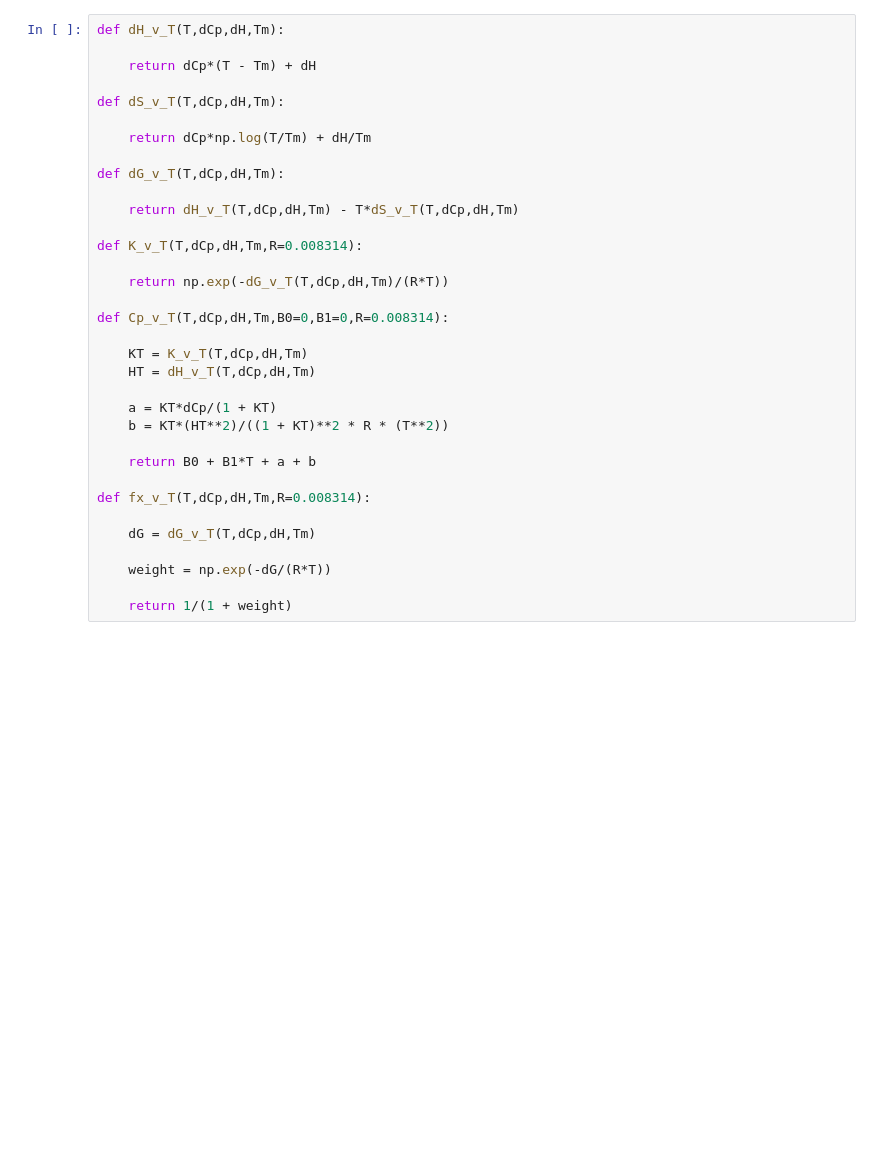
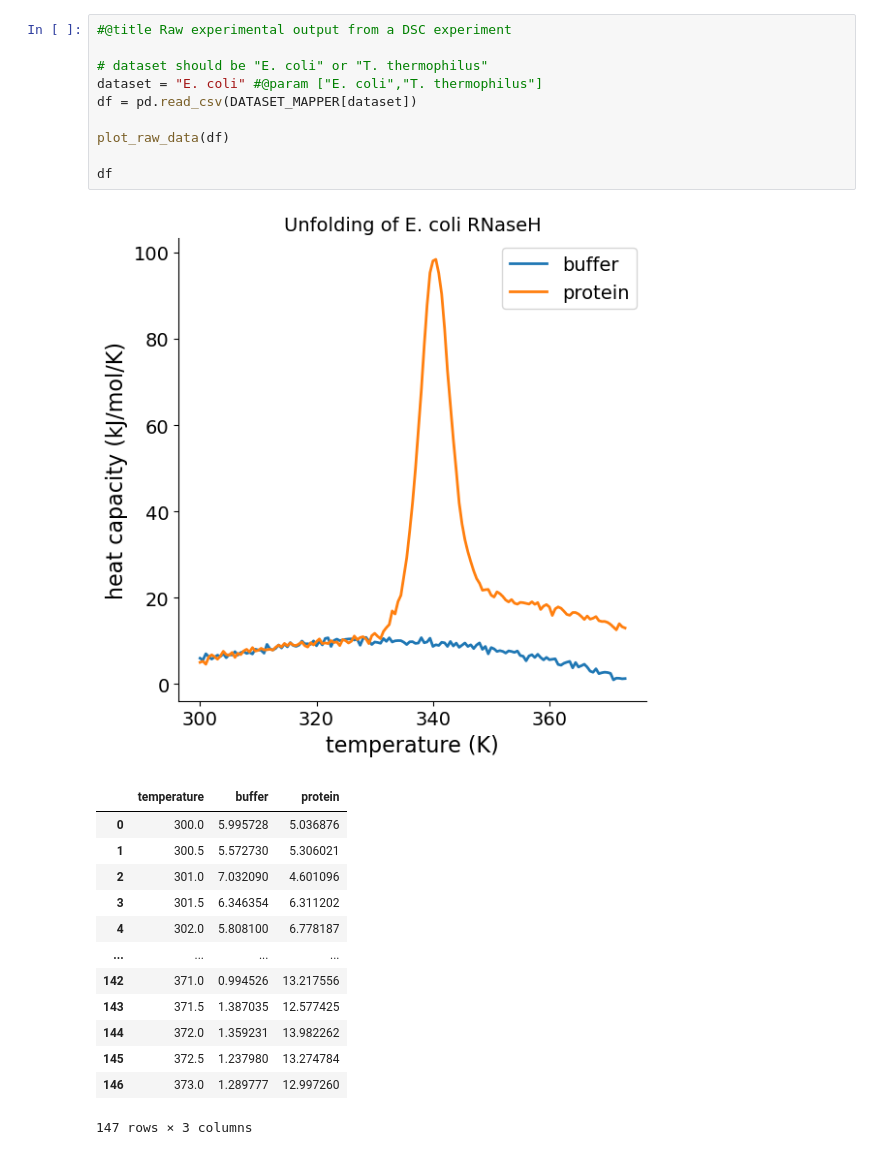
Before and after one commit to harmsm/biochem-jupyter-notebooks, a Jupyter notebook: differential-scanning-calorimetry.ipynb, the cells around one changed output. Saved outputs shown, nothing was run; the diff lists cells and outputs as text; blank space fills up the shorter version.

```diff
--- a/differential-scanning-calorimetry.ipynb
+++ b/differential-scanning-calorimetry.ipynb
@@ -312,34 +381,25 @@ interactive(children=(FloatSlider(value=318.0, description='left edge', max=373.
-# %%
-def dH_v_T(T,dCp,dH,Tm):
-
-    return dCp*(T - Tm) + dH
-
-def dS_v_T(T,dCp,dH,Tm):
-
-    return dCp*np.log(T/Tm) + dH/Tm
-
-def dG_v_T(T,dCp,dH,Tm):
-
-    return dH_v_T(T,dCp,dH,Tm) - T*dS_v_T(T,dCp,dH,Tm)
-
-def K_v_T(T,dCp,dH,Tm,R=0.008314):
-
-    return np.exp(-dG_v_T(T,dCp,dH,Tm)/(R*T))
-
-def Cp_v_T(T,dCp,dH,Tm,B0=0,B1=0,R=0.008314):
-
-    KT = K_v_T(T,dCp,dH,Tm)
-    HT = dH_v_T(T,dCp,dH,Tm)
-
-    a = KT*dCp/(1 + KT)
-    b = KT*(HT**2)/((1 + KT)**2 * R * (T**2))
-
-    return B0 + B1*T + a + b
-
-def fx_v_T(T,dCp,dH,Tm,R=0.008314):
-
-    dG = dG_v_T(T,dCp,dH,Tm)
-
-    weight = np.exp(-dG/(R*T))
-
-    return 1/(1 + weight)
+# %%
+#@title Raw experimental output from a DSC experiment
+
+# dataset should be "E. coli" or "T. thermophilus"
+dataset = "E. coli" #@param ["E. coli","T. thermophilus"]
+df = pd.read_csv(DATASET_MAPPER[dataset])
+
+plot_raw_data(df)
+
+df
+# %% [output]
+[figure, added]
+|  | temperature | buffer | protein |
+| 0 | 300.0 | 5.995728 | 5.036876 |
+| 1 | 300.5 | 5.572730 | 5.306021 |
+| 2 | 301.0 | 7.032090 | 4.601096 |
+| 3 | 301.5 | 6.346354 | 6.311202 |
+| 4 | 302.0 | 5.808100 | 6.778187 |
+| ... | ... | ... | ... |
+| 142 | 371.0 | 0.994526 | 13.217556 |
+| 143 | 371.5 | 1.387035 | 12.577425 |
+| 144 | 372.0 | 1.359231 | 13.982262 |
+| 145 | 372.5 | 1.237980 | 13.274784 |
+| 146 | 373.0 | 1.289777 | 12.997260 |
+147 rows × 3 columns
```
Also changed, not shown: parts of 20 cells of this notebook.
